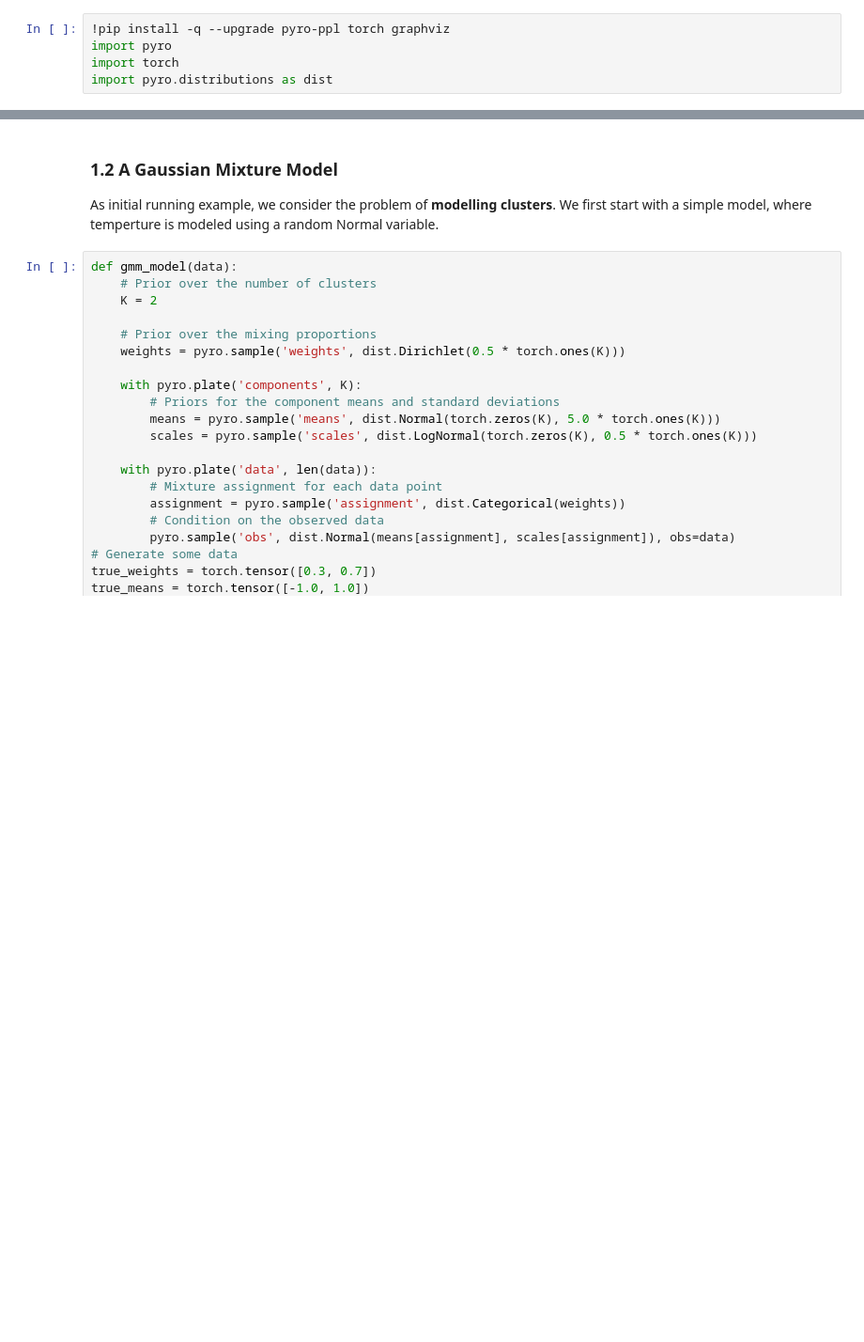
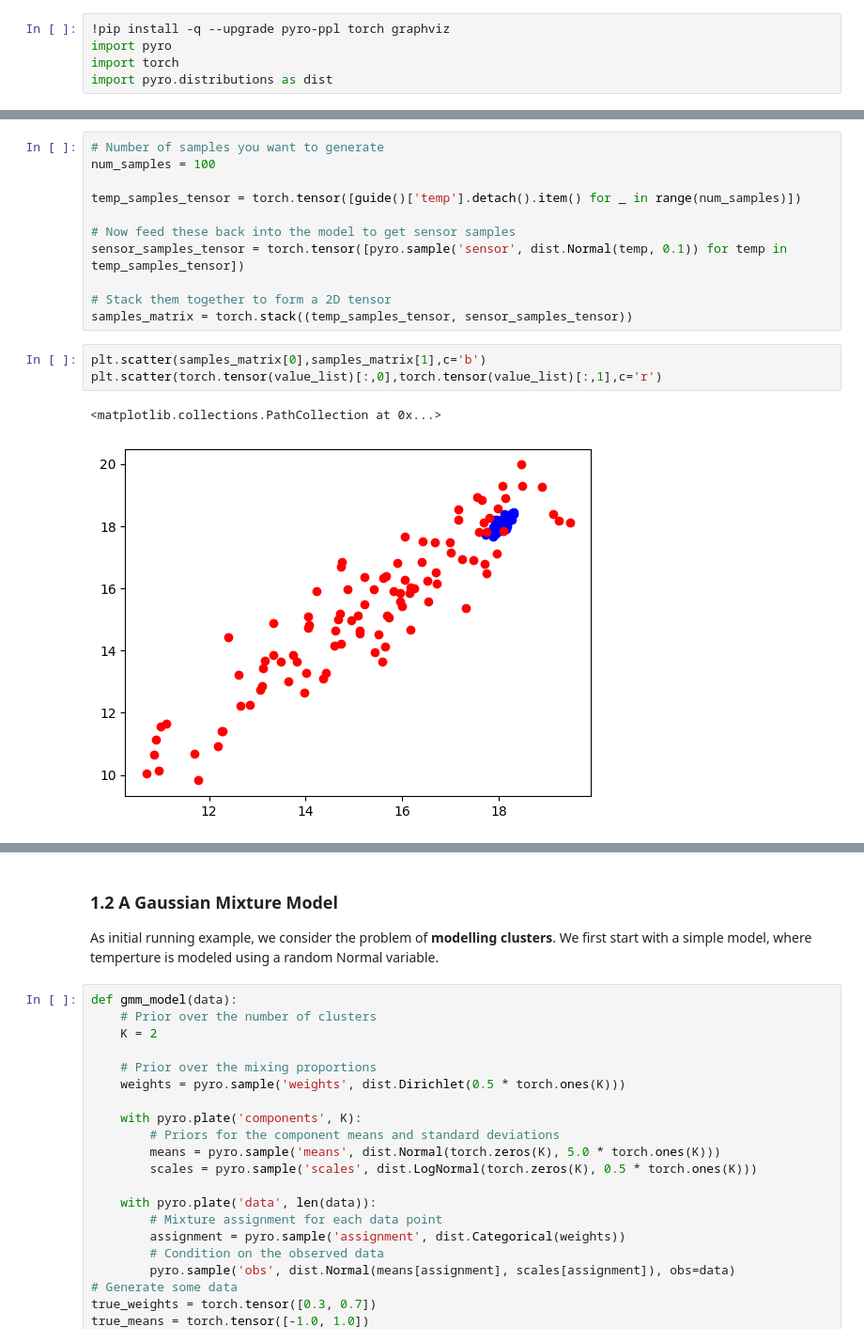
Before and after one commit to Mtlukasik/PyroNotebooks, a Jupyter notebook: BasicProbModelsPyro.ipynb, the cells around one changed output, grey strips where cells are left out. Shown: that part at 94% size. Drawn from its saved outputs; the diff is of its cells as text; blank space fills up the shorter version.

```diff
--- a/BasicProbModelsPyro.ipynb
+++ b/BasicProbModelsPyro.ipynb
@@ -44,0 +127,17 @@ pyro.render_model(model, render_distributions=True)
+# %%
+# Number of samples you want to generate
+num_samples = 100
+
+temp_samples_tensor = torch.tensor([guide()['temp'].detach().item() for _ in range(num_samples)])
+
+# Now feed these back into the model to get sensor samples
+sensor_samples_tensor = torch.tensor([pyro.sample('sensor', dist.Normal(temp, 0.1)) for temp in temp_samples_tensor])
+
+# Stack them together to form a 2D tensor
+samples_matrix = torch.stack((temp_samples_tensor, sensor_samples_tensor))
+# %%
+plt.scatter(samples_matrix[0],samples_matrix[1],c='b')
+plt.scatter(torch.tensor(value_list)[:,0],torch.tensor(value_list)[:,1],c='r')
+# %% [output]
+<matplotlib.collections.PathCollection at 0x...>
+[figure, added]
```
Also changed, not shown: parts of 13 cells of this notebook.
